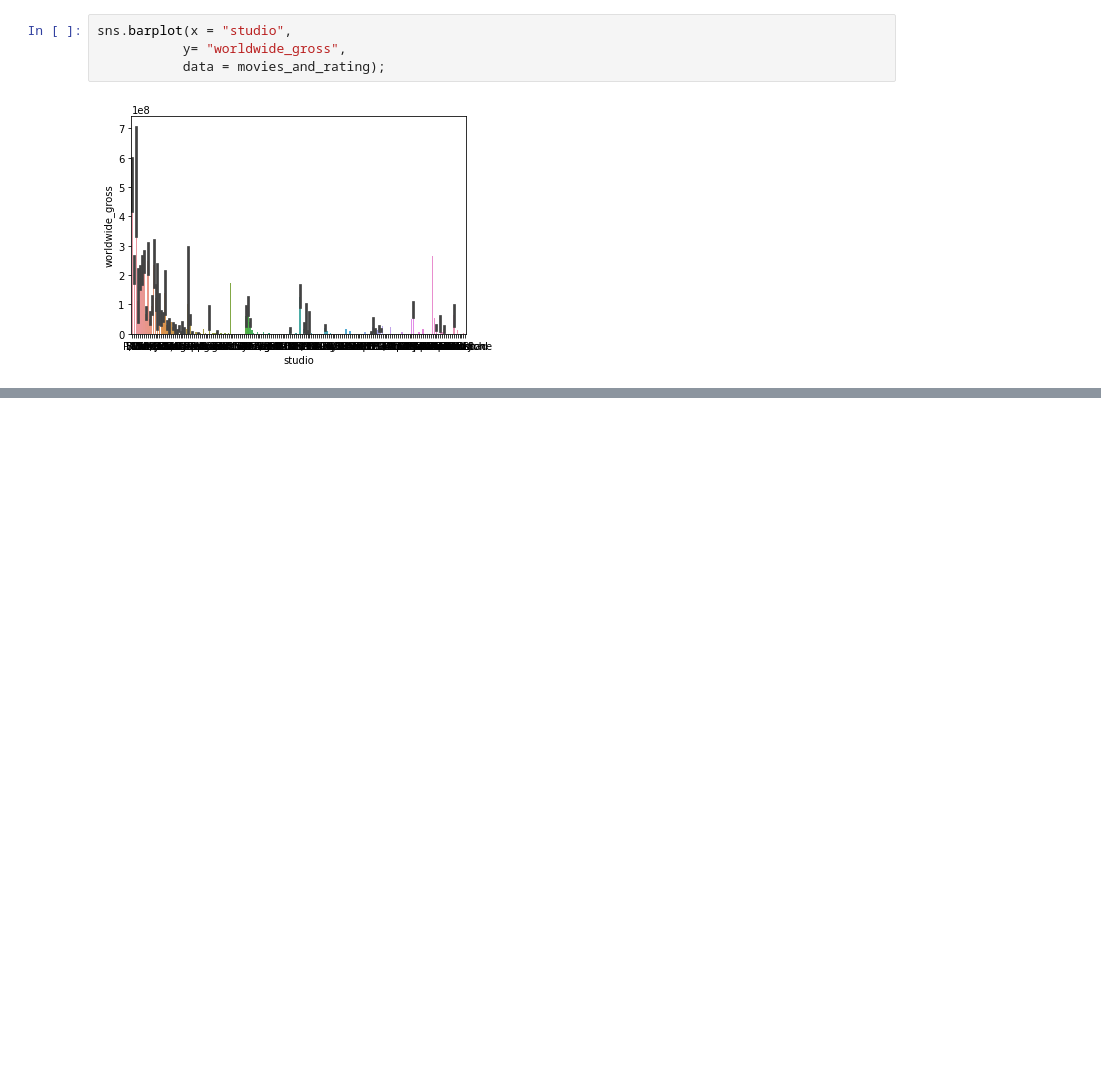
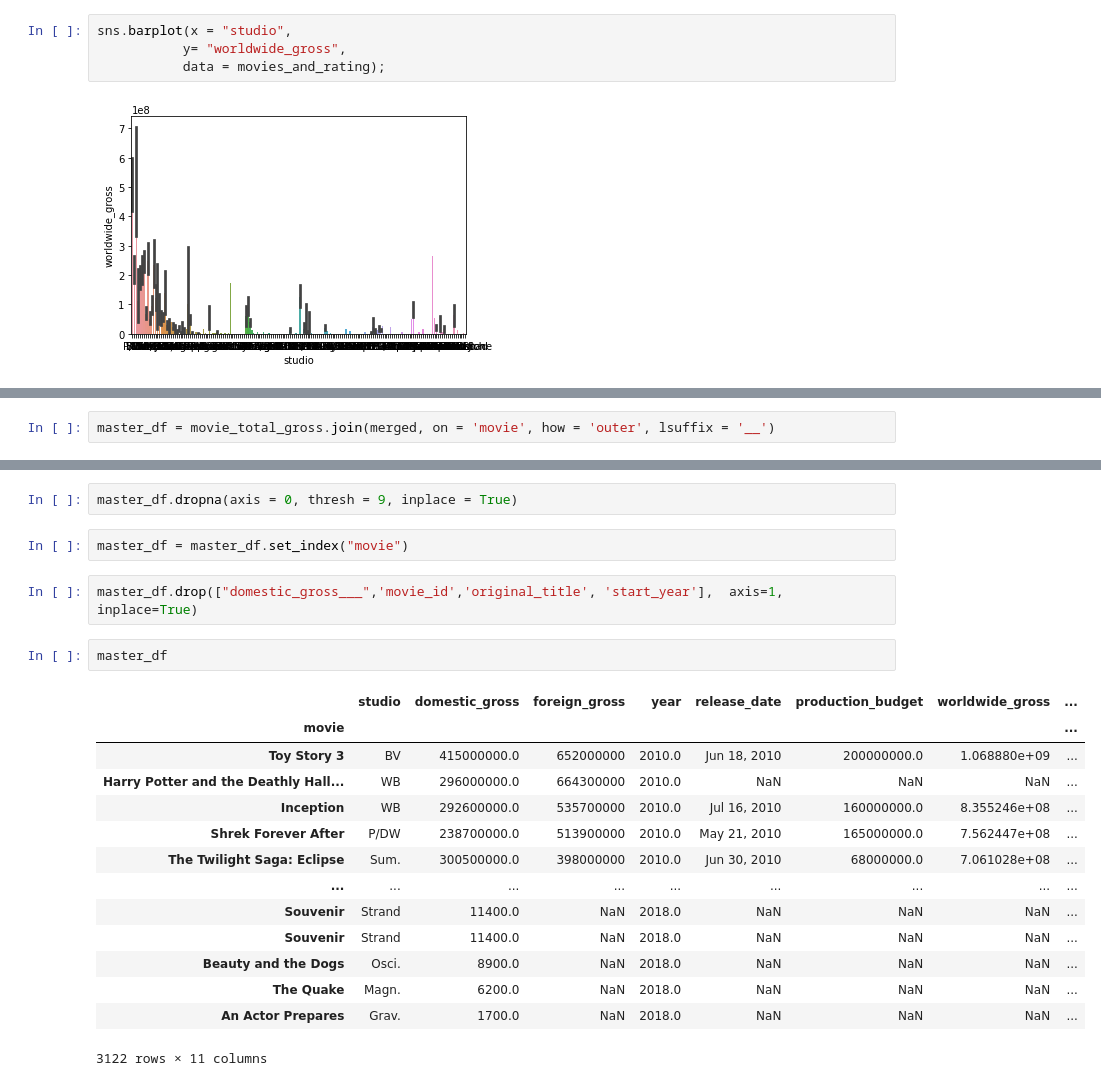
Before and after one commit to jacrivera/AI-Academy-Semester-1-Capstone-Group-5, a Jupyter notebook: student.ipynb, the cells around one changed output, grey strips where cells are left out. Saved outputs shown, nothing was run; the diff lists cells and outputs as text; blank space fills up the shorter version.

```diff
--- a/student.ipynb
+++ b/student.ipynb
@@ -177,0 +220,2 @@ sns.barplot(x = "studio",
+# %%
+master_df = movie_total_gross.join(merged, on = 'movie', how = 'outer', lsuffix = '__')
@@ -177,0 +238,23 @@ sns.barplot(x = "studio",
+# %%
+master_df.dropna(axis = 0, thresh = 9, inplace = True)
+# %%
+master_df = master_df.set_index("movie")
+# %%
+master_df.drop(["domestic_gross___",'movie_id','original_title', 'start_year'],  axis=1, inplace=True)
+# %%
+master_df
+# %% [output]
+|  | studio | domestic_gross | foreign_gross | year | release_date | production_budget | worldwide_gross | ... |
+| movie |  |  |  |  |  |  |  | ... |
+| Toy Story 3 | BV | 415000000.0 | 652000000 | 2010.0 | Jun 18, 2010 | 200000000.0 | 1.068880e+09 | ... |
+| Harry Potter and the Deathly Hall... | WB | 296000000.0 | 664300000 | 2010.0 | NaN | NaN | NaN | ... |
+| Inception | WB | 292600000.0 | 535700000 | 2010.0 | Jul 16, 2010 | 160000000.0 | 8.355246e+08 | ... |
+| Shrek Forever After | P/DW | 238700000.0 | 513900000 | 2010.0 | May 21, 2010 | 165000000.0 | 7.562447e+08 | ... |
+| The Twilight Saga: Eclipse | Sum. | 300500000.0 | 398000000 | 2010.0 | Jun 30, 2010 | 68000000.0 | 7.061028e+08 | ... |
+| ... | ... | ... | ... | ... | ... | ... | ... | ... |
+| Souvenir | Strand | 11400.0 | NaN | 2018.0 | NaN | NaN | NaN | ... |
+| Souvenir | Strand | 11400.0 | NaN | 2018.0 | NaN | NaN | NaN | ... |
+| Beauty and the Dogs | Osci. | 8900.0 | NaN | 2018.0 | NaN | NaN | NaN | ... |
+| The Quake | Magn. | 6200.0 | NaN | 2018.0 | NaN | NaN | NaN | ... |
+| An Actor Prepares | Grav. | 1700.0 | NaN | 2018.0 | NaN | NaN | NaN | ... |
+3122 rows × 11 columns
```
Also changed, not shown: parts of 7 cells of this notebook.
